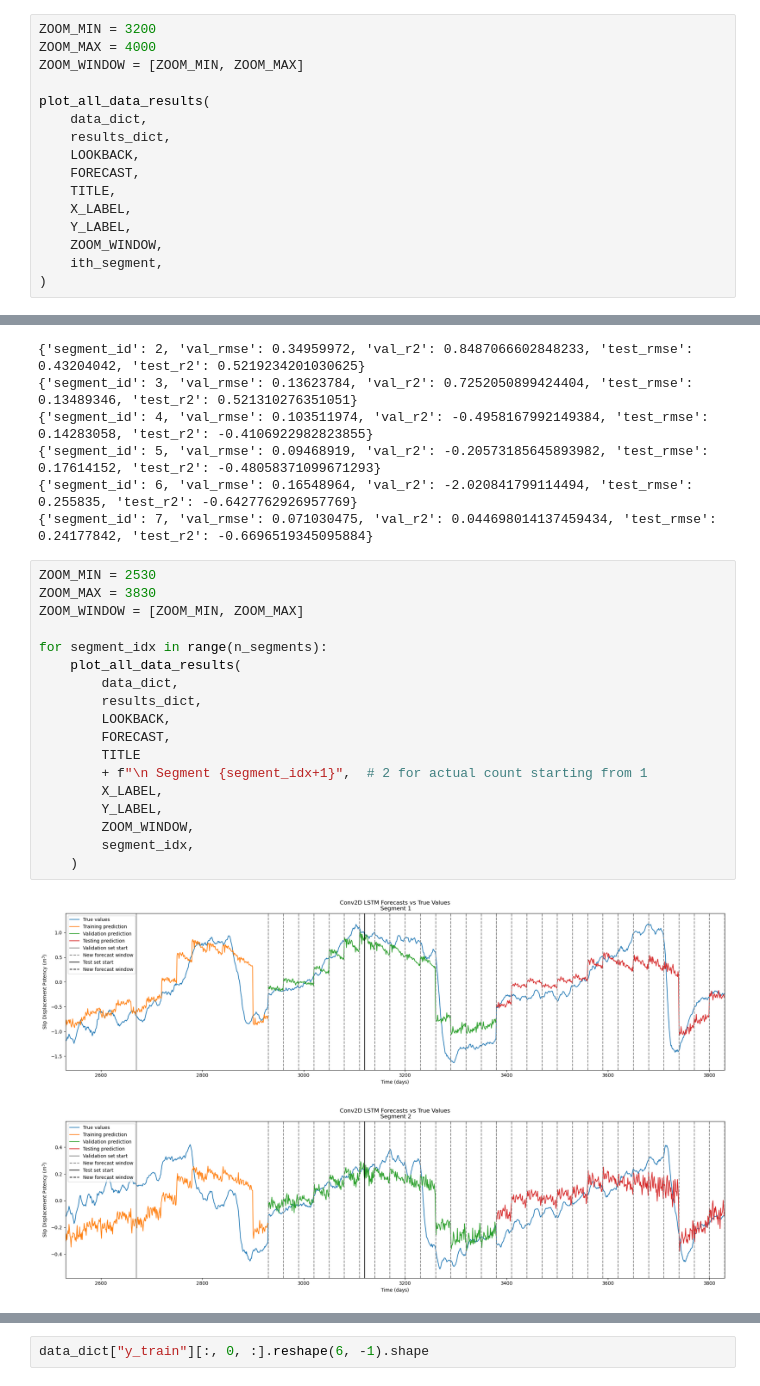
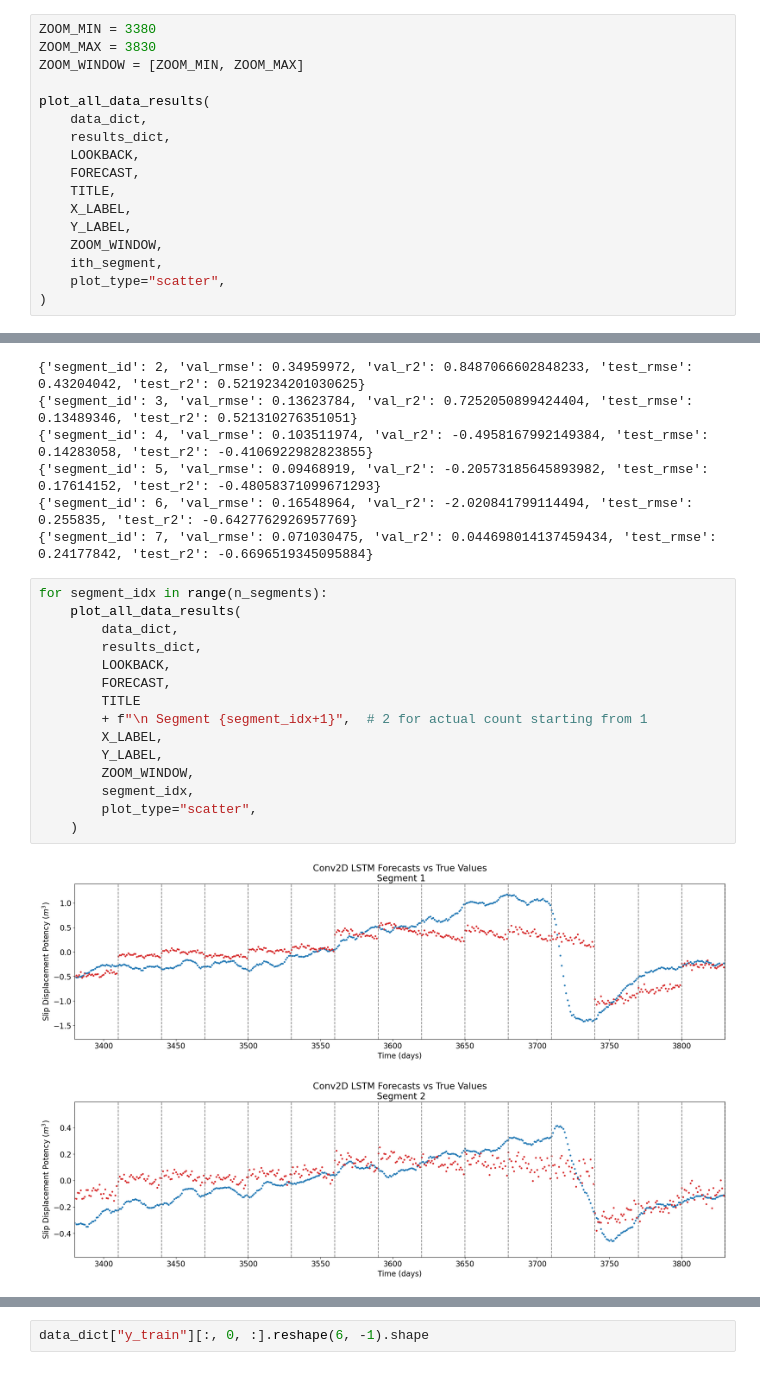
Before and after one commit to ai4er-cdt/earthquake-predictability, a Jupyter notebook: notebooks/PN341 006 - Conv2D LSTM - Cascadia.ipynb, the cells around one changed output, grey strips where cells are left out. Drawn from its saved outputs; the diff is of its cells as text.

```diff
--- a/notebooks/PN341 006 - Conv2D LSTM - Cascadia.ipynb
+++ b/notebooks/PN341 006 - Conv2D LSTM - Cascadia.ipynb
@@ -238,6 +243,6 @@ plot_all_data_results(
 # %%
-ZOOM_MIN = 3200
-ZOOM_MAX = 4000
+ZOOM_MIN = 3380
+ZOOM_MAX = 3830
 ZOOM_WINDOW = [ZOOM_MIN, ZOOM_MAX]
 
 plot_all_data_results(
@@ -250,5 +255,6 @@ plot_all_data_results(
     Y_LABEL,
     ZOOM_WINDOW,
     ith_segment,
+    plot_type="scatter",
 )
 # %% [output]
@@ -288,23 +294,20 @@ for segment_idx in range(n_segments):
 {'segment_id': 6, 'val_rmse': 0.16548964, 'val_r2': -2.020841799114494, 'test_rmse': 0.255835, 'test_r2': -0.6427762926957769}
 {'segment_id': 7, 'val_rmse': 0.071030475, 'val_r2': 0.044698014137459434, 'test_rmse': 0.24177842, 'test_r2': -0.6696519345095884}
 # %%
-ZOOM_MIN = 2530
-ZOOM_MAX = 3830
-ZOOM_WINDOW = [ZOOM_MIN, ZOOM_MAX]
-
 for segment_idx in range(n_segments):
     plot_all_data_results(
         data_dict,
         results_dict,
         LOOKBACK,
         FORECAST,
         TITLE
         + f"\n Segment {segment_idx+1}",  # 2 for actual count starting from 1
         X_LABEL,
         Y_LABEL,
         ZOOM_WINDOW,
         segment_idx,
+        plot_type="scatter",
     )
 # %% [output]
-[figure, old version]
+[figure, new version]
-[figure, old version]
+[figure, new version]
```
Also changed, not shown: parts of 11 cells of this notebook, 5 other files.
